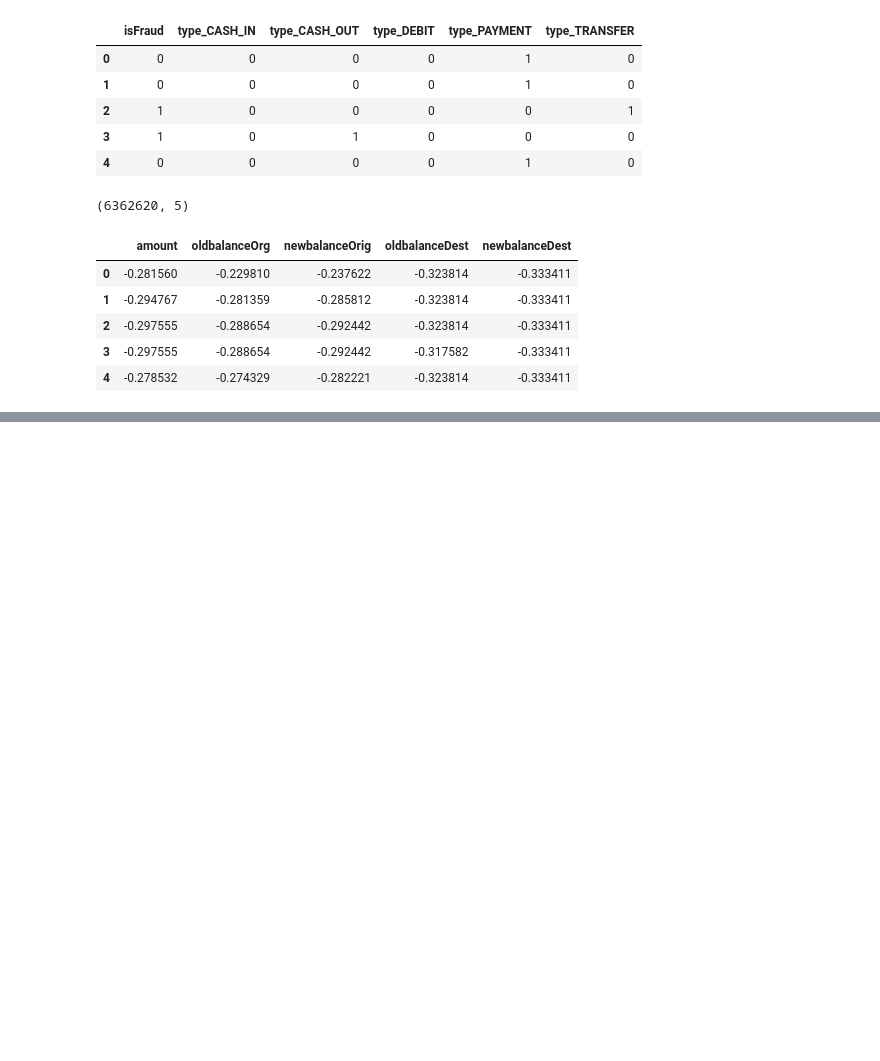
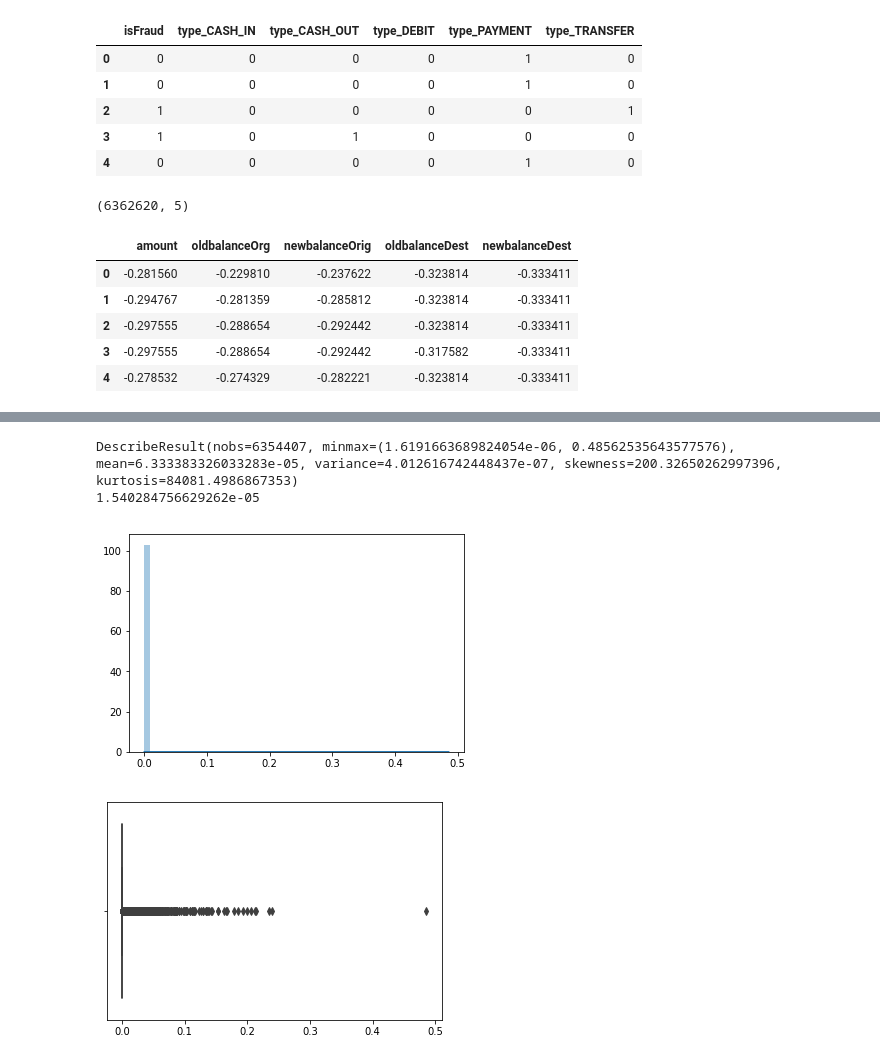
Before and after one commit to MoonL1ght/ML-Things, a Jupyter notebook: DS/autoencoder/Autoencoder pytorch.ipynb, the cells around one changed output, grey strips where cells are left out. Saved outputs shown, nothing was run; the diff lists cells and outputs as text; code cells hidden in the pictures; blank space fills up the shorter version.

```diff
--- a/DS/autoencoder/Autoencoder pytorch.ipynb
+++ b/DS/autoencoder/Autoencoder pytorch.ipynb
@@ -331,0 +461,13 @@ tensor([[1, 1, 1, 1, 1],
+# %%
+print(stats.describe(losses))
+# print(stats.mode(losses))
+print(np.median(losses))
+sns.distplot(losses)
+plt.show()
+sns.boxplot(losses)
+plt.show()
+# %% [output]
+DescribeResult(nobs=6354407, minmax=(1.6191663689824054e-06, 0.48562535643577576), mean=6.333383326033283e-05, variance=4.012616742448437e-07, skewness=200.32650262997396, kurtosis=84081.4986867353)
+1.540284756629262e-05
+[figure, added]
+[figure, added]
```
Also changed, not shown: parts of 23 cells of this notebook.
